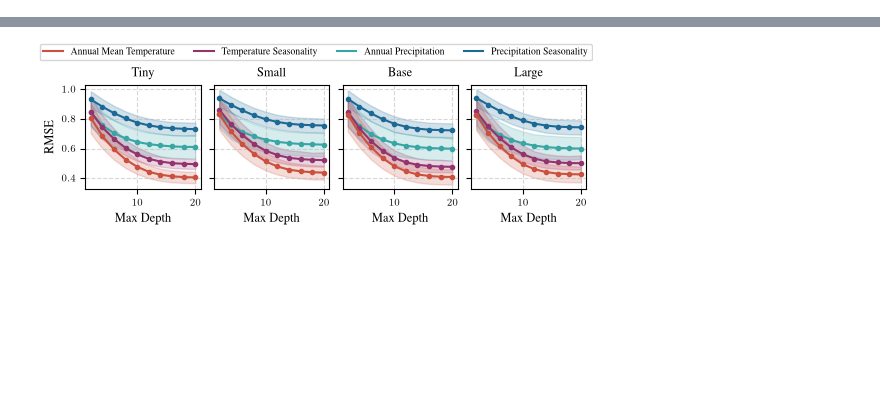
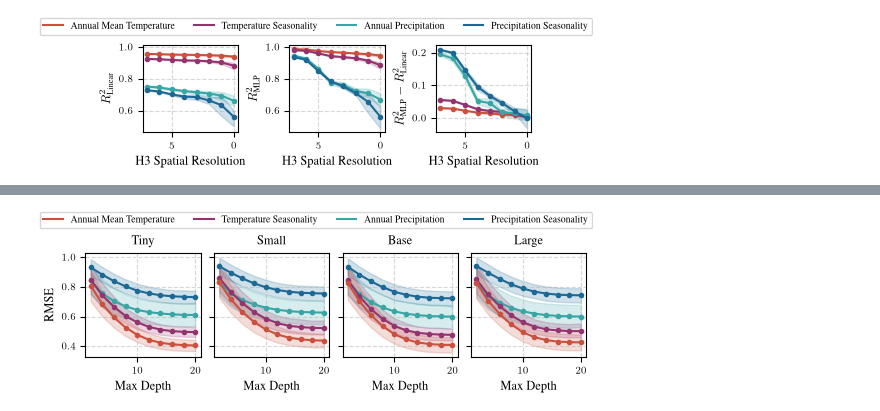
Before and after one commit to kdybek/terramind_probing, a Jupyter notebook: plots.ipynb, the cells around one changed output, grey strips where cells are left out. Saved outputs shown, nothing was run; the diff lists cells and outputs as text; code cells hidden in the pictures; blank space fills up the shorter version.

```diff
--- a/plots.ipynb
+++ b/plots.ipynb
@@ -128,0 +104,92 @@ Baseline for target bio01: 1.0069
+# %%
+import os
+import numpy as np
+import pandas as pd
+import matplotlib.pyplot as plt
+from tueplots import bundles, figsizes
+from matplotlib.lines import Line2D
+
+color_handles = [
+    Line2D([0], [0], color=TARGET_COLORS["bio01"], lw=1.5, label=TARGET_LABELS["bio01"]),
+    Line2D([0], [0], color=TARGET_COLORS["bio04"], lw=1.5, label=TARGET_LABELS["bio04"]),
+    Line2D([0], [0], color=TARGET_COLORS["bio12"], lw=1.5, label=TARGET_LABELS["bio12"]),
+    Line2D([0], [0], color=TARGET_COLORS["bio15"], lw=1.5, label=TARGET_LABELS["bio15"])
+]
+
+os.environ["PATH"] += os.pathsep + "/Library/TeX/texbin"
+
+plt.rcParams.update(bundles.iclr2024())
+plt.rcParams.update(figsizes.iclr2024(nrows=1, ncols=3, height_to_width_ratio=0.9, rel_width=0.8))
+plt.rcParams.update({
+    "text.latex.preamble": r"\usepackage{times}\usepackage{amsmath}",
+    "text.usetex": True,
+})
+
+df = pd.read_csv(RESULTS_PATH)
+
+os.makedirs("plots", exist_ok=True)
+
+cache = {}
+for model in MODEL_NAMES:
+    for resolution in RESOLUTIONS:
+        for target in TARGET_NAMES:
+            for regressor in ["mlp", "linear"]:
+                sub_df = df[
+                    (df["model_name"] == model) &
+                    (df["resolution"] == resolution) &
+                    (df["target"] == target) &
+                    (df["regressor"] == regressor) &
+                    (df["layer"].isna())
+                ]
+
+                assert len(sub_df) == NUM_FOLDS, f"Expected {NUM_FOLDS} folds, but got {len(sub_df)} for model={model}, resolution={resolution}, target={target}"
+
+                scores = sub_df['val_r2'].values
+                cache[(model, resolution, target, regressor)] = scores
+
+fig, axes = plt.subplots(1, 3, sharey=False)
+axes[1].sharey(axes[0])
+
+model = "terramind_v1_base"
+
+for ax, plot in zip(axes, ["linear", "mlp", "diff"], strict=True):
+    for tgt in TARGET_NAMES:
+        means = []
+        los = []
+        his = []
+        for res in RESOLUTIONS:
+            scores_mlp = cache[(model, res, tgt, "mlp")]
+            scores_linear = cache[(model, res, tgt, "linear")]
+            gaps = [mlp - linear for mlp, linear in zip(scores_mlp, scores_linear)]
+            assert len(gaps) == 5
+
+            if plot == "linear":
+                mean, lower_ci, upper_ci = mean_bootstrap_ci(scores_linear)
+            elif plot == "mlp":
+                mean, lower_ci, upper_ci = mean_bootstrap_ci(scores_mlp)
+            else:
+                mean, lower_ci, upper_ci = mean_bootstrap_ci(gaps)
+            means.append(mean)
+            los.append(lower_ci)
+            his.append(upper_ci)
+
+        ax.plot(RESOLUTIONS, means, label=TARGET_LABELS[tgt], color=TARGET_COLORS[tgt], marker="o", markersize=MARKER_SIZE)
+        ax.fill_between(RESOLUTIONS, los, his, color=TARGET_COLORS[tgt], alpha=0.2)
+
+    ax.set_xlabel("H3 Spatial Resolution")
+    if plot == "linear":
+        ax.set_ylabel("$R^2_{\\text{Linear}}$")
+    elif plot == "mlp":
+        ax.set_ylabel("$R^2_{\\text{MLP}}$")
+    else:
+        ax.set_ylabel("$R^2_{\\text{MLP}} - R^2_{\\text{Linear}}$")
+    ax.invert_xaxis()
+    ax.grid(True, linestyle="--", alpha=0.5)
+
+fig.legend(handles=color_handles, loc="upper center", ncol=4, bbox_to_anchor=(0.5, 1.2))
+
+plt.savefig("plots/figure1.pdf", bbox_inches="tight")
+plt.show()
+print("\nSaved to plots/figure1.pdf")
+# %% [output]
+[figure, added]
```
Also changed, not shown: parts of 7 cells of this notebook, 3 other files.
